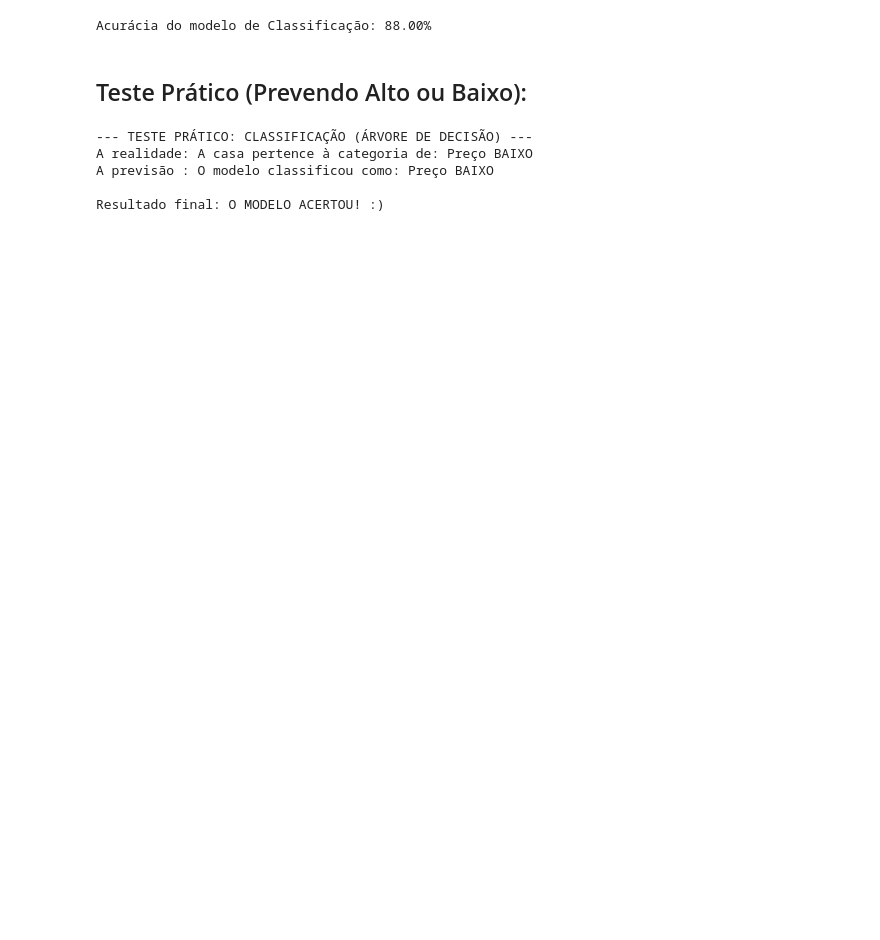
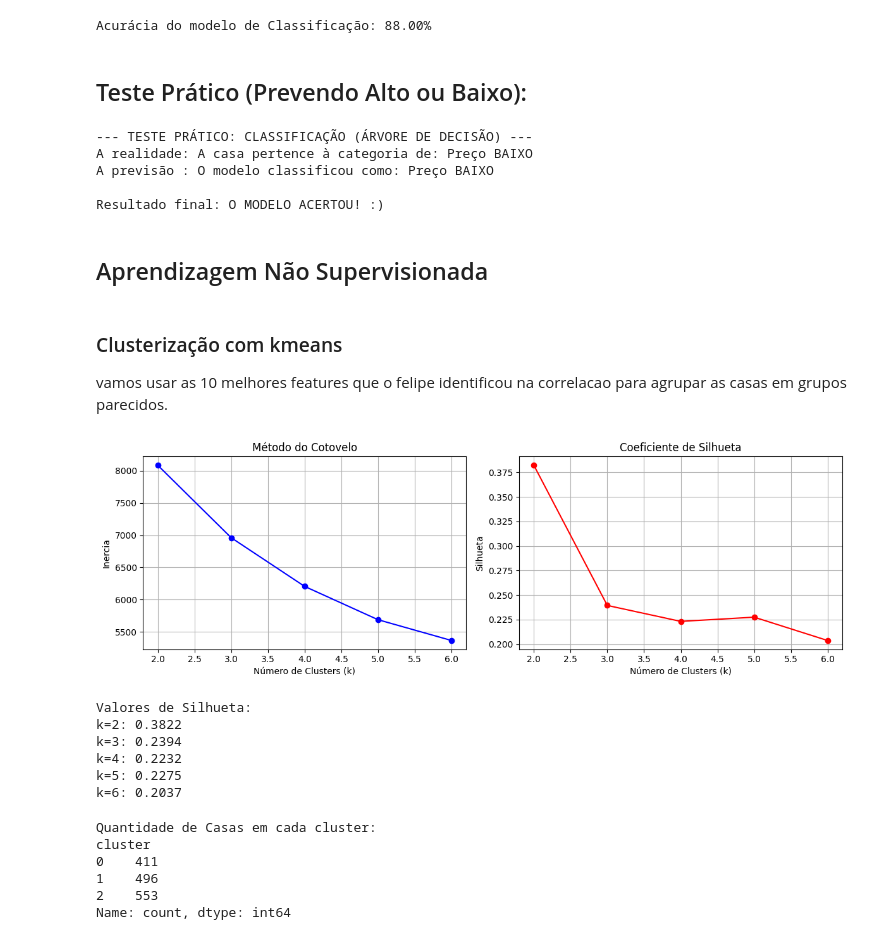
Before and after one commit to barzifelipe/analise_de_dados_atividade_c3_a1, a Jupyter notebook: Analise_Preco.ipynb, the cells around one changed output. Drawn from its saved outputs; the diff is of its cells as text; code cells hidden in the pictures; blank space fills up the shorter version.

```diff
--- a/Analise_Preco.ipynb
+++ b/Analise_Preco.ipynb
@@ -489,3 +489,5 @@ A realidade: A casa pertence à categoria de: Preço BAIXO
 A previsão : O modelo classificou como: Preço BAIXO
 
 Resultado final: O MODELO ACERTOU! :)
+# %% [markdown]
+## Aprendizagem Não Supervisionada
@@ -491,0 +501,76 @@ Resultado final: O MODELO ACERTOU! :)
+# %% [markdown]
+### Clusterização com kmeans
+
+vamos usar as 10 melhores features que o felipe identificou na correlacao
+para agrupar as casas em grupos parecidos.
+# %%
+features = [
+    'OverallQual', 'TotalArea', 'Neighborhood', 'ExterQual',
+    'KitchenQual', 'GarageCars', 'TotalBath', 'BsmtQual',
+    'HouseAge', 'YearsSinceRemodel'
+]
+
+X = df_original[features].copy()
+
+# preenchendo qualquer valor nulo que tenha sobrado
+X = X.fillna(0)
+
+# padronizando os dados para o kmeans funcionar bem
+scaler = StandardScaler()
+X_scaled = scaler.fit_transform(X)
+# %%
+# metodo do cotovelo para encontrar o melhor k
+inercia = []
+silhueta = []
+k_range = range(2, 7)
+
+for k in k_range:
+    kmeans = KMeans(n_clusters=k, random_state=42, n_init=10)
+    kmeans.fit(X_scaled)
+    inercia.append(kmeans.inertia_)
+    silhueta.append(silhouette_score(X_scaled, kmeans.labels_))
+
+# grafico do cotovelo
+fig, axes = plt.subplots(1, 2, figsize=(12, 4))
+
+axes[0].plot(k_range, inercia, 'bo-')
+axes[0].set_xlabel('Número de Clusters (k)')
+axes[0].set_ylabel('Inercia')
+axes[0].set_title('Método do Cotovelo')
+axes[0].grid(True)
+
+axes[1].plot(k_range, silhueta, 'ro-')
+axes[1].set_xlabel('Número de Clusters (k)')
+axes[1].set_ylabel('Silhueta')
+axes[1].set_title('Coeficiente de Silhueta')
+axes[1].grid(True)
+
+plt.tight_layout()
+plt.show()
+
+print('Valores de Silhueta:')
+for k, s in zip(k_range, silhueta):
+    print(f'k={k}: {s:.4f}')
+# %% [output]
+[figure, added]
+Valores de Silhueta:
+k=2: 0.3822
+k=3: 0.2394
+k=4: 0.2232
+k=5: 0.2275
+k=6: 0.2037
+# %%
+# escolhendo k=3 (o melhor pelo grafico de silhueta)
+k = 3
+kmeans = KMeans(n_clusters=k, random_state=42, n_init=10)
+df_original['cluster'] = kmeans.fit_predict(X_scaled)
+
+print(f'Quantidade de Casas em cada cluster:')
+print(df_original['cluster'].value_counts().sort_index())
+# %% [output]
+Quantidade de Casas em cada cluster:
+cluster
+0    411
+1    496
+2    553
+Name: count, dtype: int64
```
Also changed, not shown: parts of 41 cells of this notebook, 4 other files.
